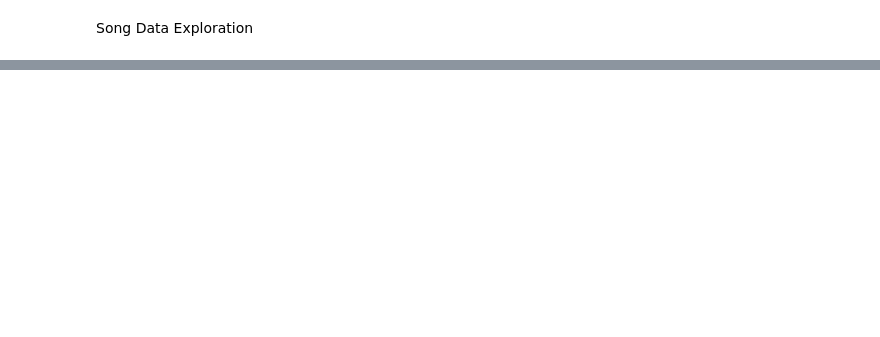
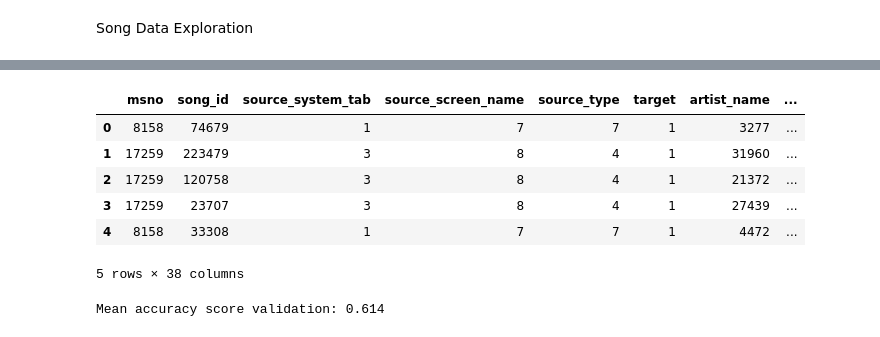
Before and after one commit to msdakot/Musify, a Jupyter notebook: EDA.ipynb, the cells around one changed output, grey strips where cells are left out. Drawn from its saved outputs; the diff is of its cells as text; code cells hidden in the pictures; blank space fills up the shorter version.

```diff
--- a/EDA.ipynb
+++ b/EDA.ipynb
@@ -498,0 +596,15 @@ listen_log[listen_log.target==0].groupby('artist_name').size().nlargest(10).rese
+# %%
+# Data imputation block
+
+cat_nan_list = ['msno', 'song_id', 'source_screen_name',
+    'source_system_tab', 'source_type',
+    'artist_name', 'gender']
+cont_nan_list = ['song_length','language', 'song_year']
+
+df = fillna_nan(df, cat_nan_list, cont_nan_list)
+# %%
+df['language']=df['language'].astype('int64')
+df['song_year']=df['song_year'].astype('int64')
+df['membership_days']=df['membership_days'].astype('int64')
+
+df = df.iloc[:,:-8]
@@ -498,0 +624,16 @@ listen_log[listen_log.target==0].groupby('artist_name').size().nlargest(10).rese
+# %%
+df = df.drop(columns=['source_system_tab_user_lev_c',
+                      'source_screen_name_user_lev_c',
+                      'source_type_user_lev_c',
+                      'artist_name_user_lev_c'],axis=1)
+df = df.fillna(-1)
+# %%
+df.head()
+# %% [output]
+|  | msno | song_id | source_system_tab | source_screen_name | source_type | target | artist_name | ... |
+| 0 | 8158 | 74679 | 1 | 7 | 7 | 1 | 3277 | ... |
+| 1 | 17259 | 223479 | 3 | 8 | 4 | 1 | 31960 | ... |
+| 2 | 17259 | 120758 | 3 | 8 | 4 | 1 | 21372 | ... |
+| 3 | 17259 | 23707 | 3 | 8 | 4 | 1 | 27439 | ... |
+| 4 | 8158 | 33308 | 1 | 7 | 7 | 1 | 4472 | ... |
+5 rows × 38 columns
@@ -498,0 +659,9 @@ listen_log[listen_log.target==0].groupby('artist_name').size().nlargest(10).rese
+# %%
+from sklearn.metrics import accuracy_score
+m = LogisticRegression()
+m.fit(X_train_sampled, y_train_sampled )
+predicted = m.predict(X_val)
+accuracy = accuracy_score(y_val, predicted)
+print(f'Mean accuracy score validation: {accuracy:.3}')
+# %% [output]
+Mean accuracy score validation: 0.614
```
Also changed, not shown: parts of 59 cells of this notebook.
